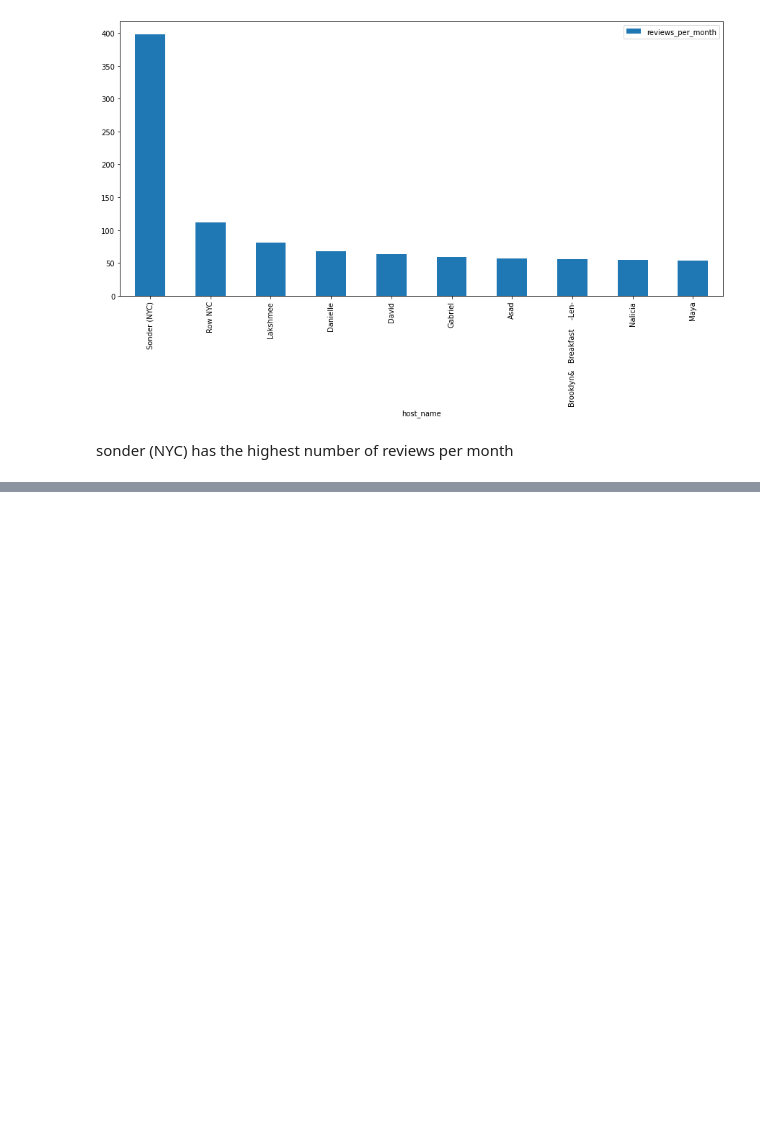
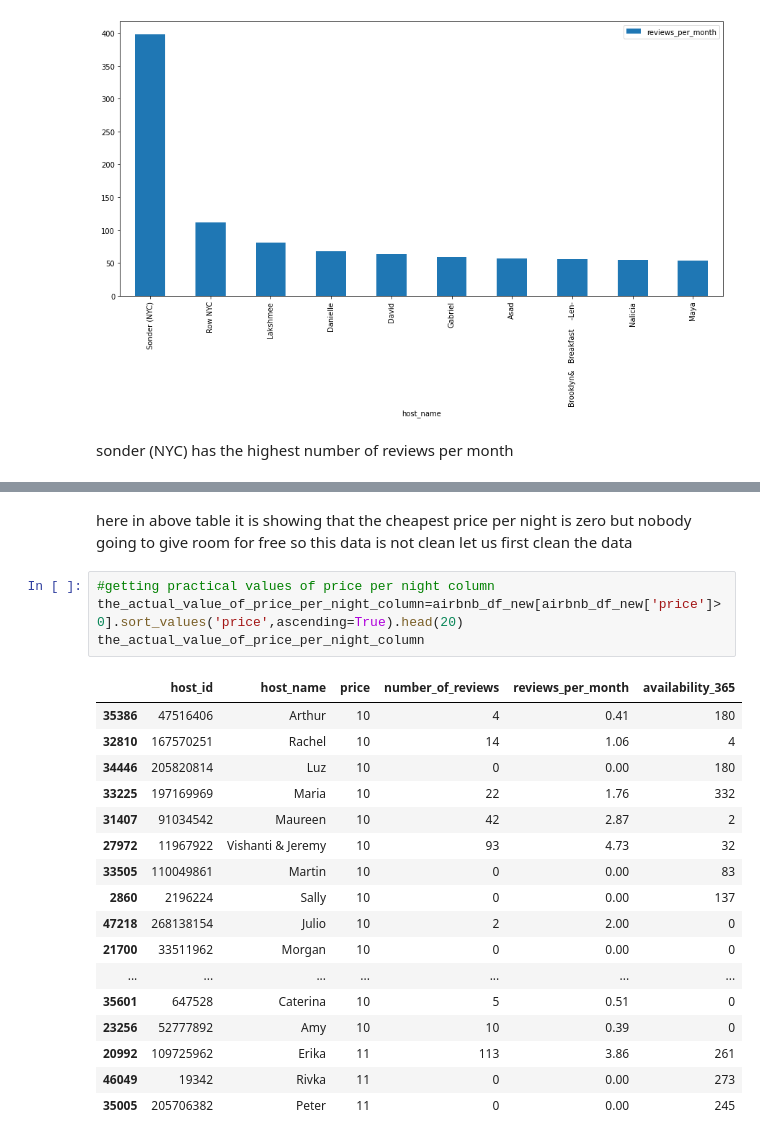
Before and after one commit to pranilthorat/Airbnb-Booking-Analysis, a Jupyter notebook: github_airbnb_capstone_project.ipynb, the cells around one changed output, grey strips where cells are left out. Cells and saved outputs as stored; diff of their text form; blank space fills up the shorter version.

```diff
--- a/github_airbnb_capstone_project.ipynb
+++ b/github_airbnb_capstone_project.ipynb
@@ -245,0 +294,24 @@ sonder (NYC)	has the highest number of reviews per month
+# %% [markdown]
+here in above table it is showing that the cheapest price per night is zero but nobody going to give room for free so this data is not clean let us first clean the data
+# %%
+#getting practical values of price per night column
+the_actual_value_of_price_per_night_column=airbnb_df_new[airbnb_df_new['price']>0].sort_values('price',ascending=True).head(20)
+the_actual_value_of_price_per_night_column
+# %% [output]
+|  | host_id | host_name | price | number_of_reviews | reviews_per_month | availability_365 |
+| 35386 | 47516406 | Arthur | 10 | 4 | 0.41 | 180 |
+| 32810 | 167570251 | Rachel | 10 | 14 | 1.06 | 4 |
+| 34446 | 205820814 | Luz | 10 | 0 | 0.00 | 180 |
+| 33225 | 197169969 | Maria | 10 | 22 | 1.76 | 332 |
+| 31407 | 91034542 | Maureen | 10 | 42 | 2.87 | 2 |
+| 27972 | 11967922 | Vishanti & Jeremy | 10 | 93 | 4.73 | 32 |
+| 33505 | 110049861 | Martin | 10 | 0 | 0.00 | 83 |
+| 2860 | 2196224 | Sally | 10 | 0 | 0.00 | 137 |
+| 47218 | 268138154 | Julio | 10 | 2 | 2.00 | 0 |
+| 21700 | 33511962 | Morgan | 10 | 0 | 0.00 | 0 |
+| ... | ... | ... | ... | ... | ... | ... |
+| 35601 | 647528 | Caterina | 10 | 5 | 0.51 | 0 |
+| 23256 | 52777892 | Amy | 10 | 10 | 0.39 | 0 |
+| 20992 | 109725962 | Erika | 11 | 113 | 3.86 | 261 |
+| 46049 | 19342 | Rivka | 11 | 0 | 0.00 | 273 |
+| 35005 | 205706382 | Peter | 11 | 0 | 0.00 | 245 |
```
Also changed, not shown: parts of 18 cells of this notebook.
